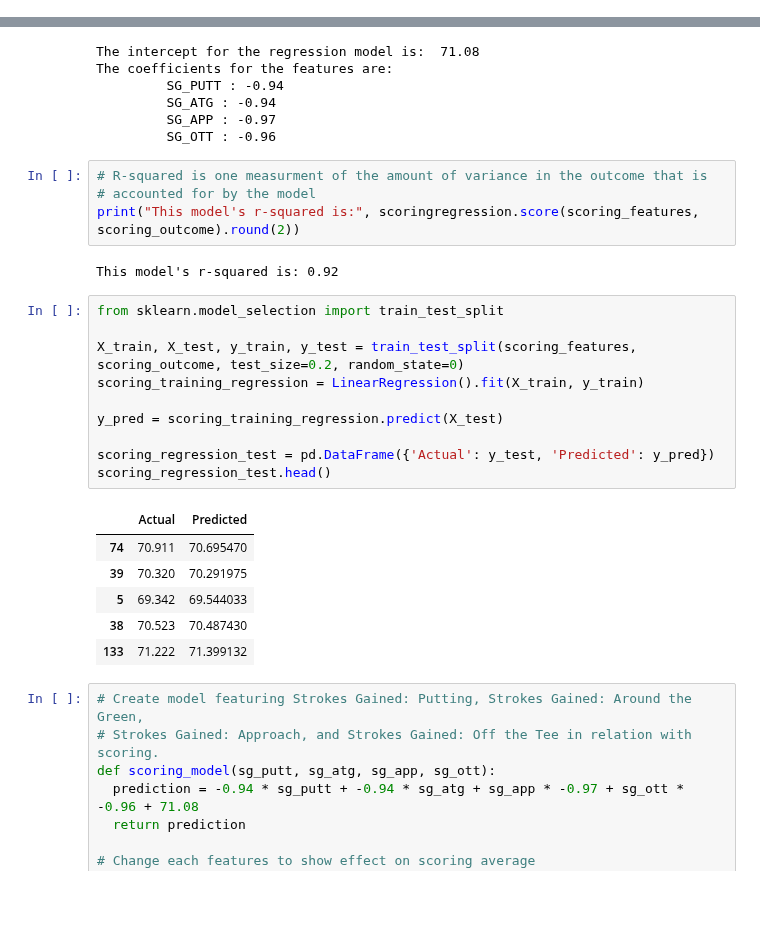
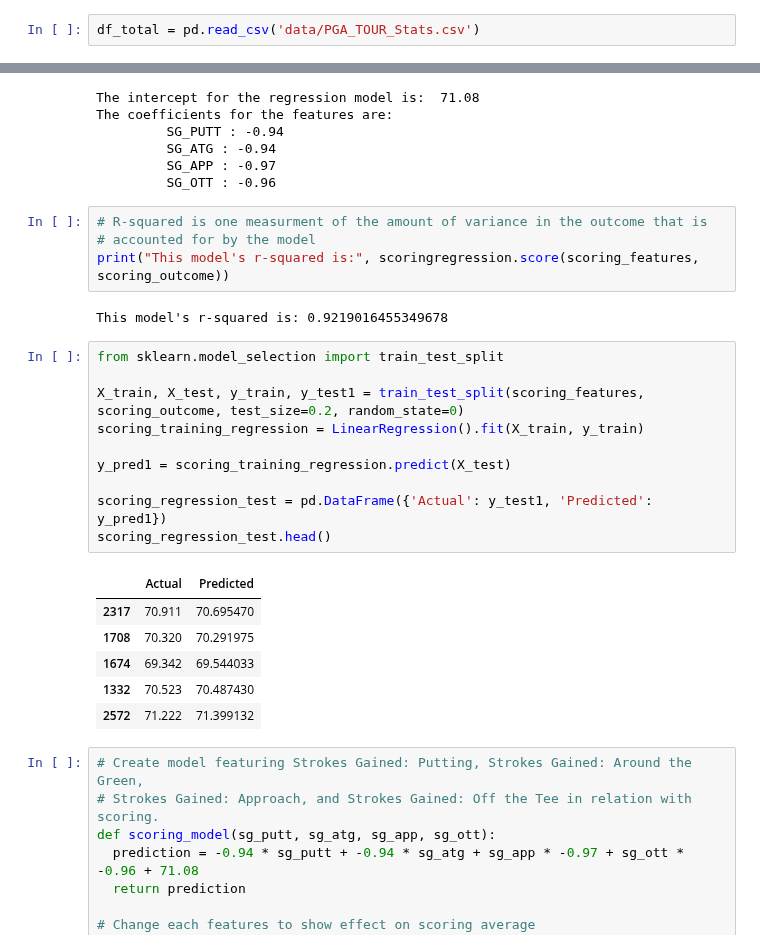
Before and after one commit to johndaniels2/PGA-TOUR-Project, a Jupyter notebook: Project Notebook.ipynb, the cells around one changed output, grey strips where cells are left out. Cells and saved outputs as stored; diff of their text form; blank space fills up the shorter version.

```diff
--- a/Project Notebook.ipynb
+++ b/Project Notebook.ipynb
@@ -179,3 +15,5 @@ df_total
+# %%
+df_total = pd.read_csv('data/PGA_TOUR_Stats.csv')
 # %%
 f, ax = plt.subplots(nrows = 6, ncols = 3, figsize=(21,21))
 # Selecting columns we want distributions for
@@ -282,26 +117,26 @@ The coefficients for the features are:
 # %%
 # R-squared is one measurment of the amount of variance in the outcome that is
 # accounted for by the model
-print("This model's r-squared is:", scoringregression.score(scoring_features, scoring_outcome).round(2))
+print("This model's r-squared is:", scoringregression.score(scoring_features, scoring_outcome))
 # %% [output]
-This model's r-squared is: 0.92
+This model's r-squared is: 0.9219016455349678
 # %%
 from sklearn.model_selection import train_test_split
 
-X_train, X_test, y_train, y_test = train_test_split(scoring_features, scoring_outcome, test_size=0.2, random_state=0)
+X_train, X_test, y_train, y_test1 = train_test_split(scoring_features, scoring_outcome, test_size=0.2, random_state=0)
 scoring_training_regression = LinearRegression().fit(X_train, y_train)
 
-y_pred = scoring_training_regression.predict(X_test)
+y_pred1 = scoring_training_regression.predict(X_test)
 
-scoring_regression_test = pd.DataFrame({'Actual': y_test, 'Predicted': y_pred})
+scoring_regression_test = pd.DataFrame({'Actual': y_test1, 'Predicted': y_pred1})
 scoring_regression_test.head()
 # %% [output]
 |  | Actual | Predicted |
-| 74 | 70.911 | 70.695470 |
-| 39 | 70.320 | 70.291975 |
-| 5 | 69.342 | 69.544033 |
-| 38 | 70.523 | 70.487430 |
-| 133 | 71.222 | 71.399132 |
+| 2317 | 70.911 | 70.695470 |
+| 1708 | 70.320 | 70.291975 |
+| 1674 | 69.342 | 69.544033 |
+| 1332 | 70.523 | 70.487430 |
+| 2572 | 71.222 | 71.399132 |
 # %%
 # Create model featuring Strokes Gained: Putting, Strokes Gained: Around the Green,
 # Strokes Gained: Approach, and Strokes Gained: Off the Tee in relation with scoring.
```
Also changed, not shown: parts of 15 cells of this notebook.
